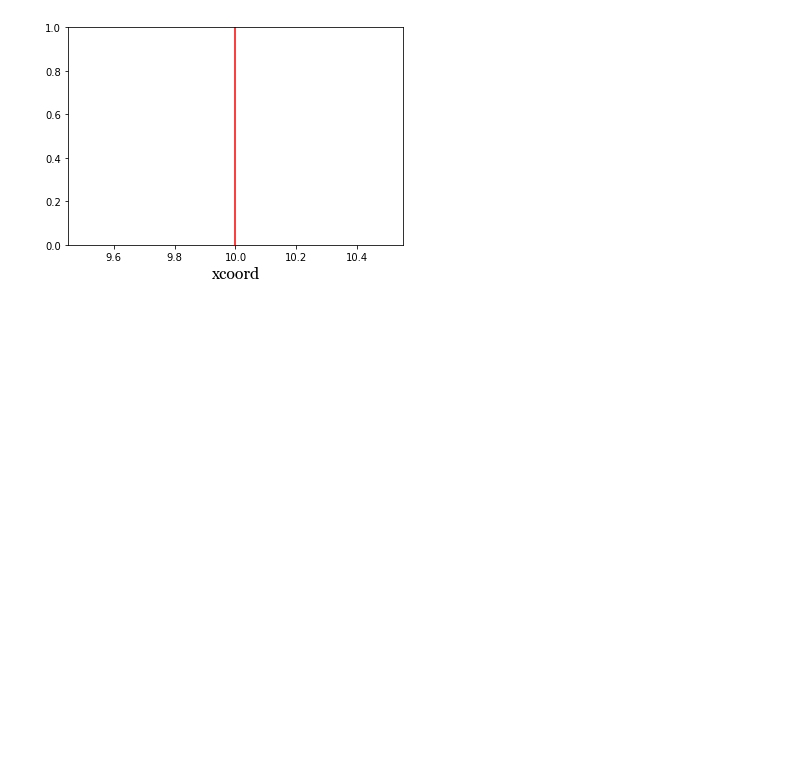
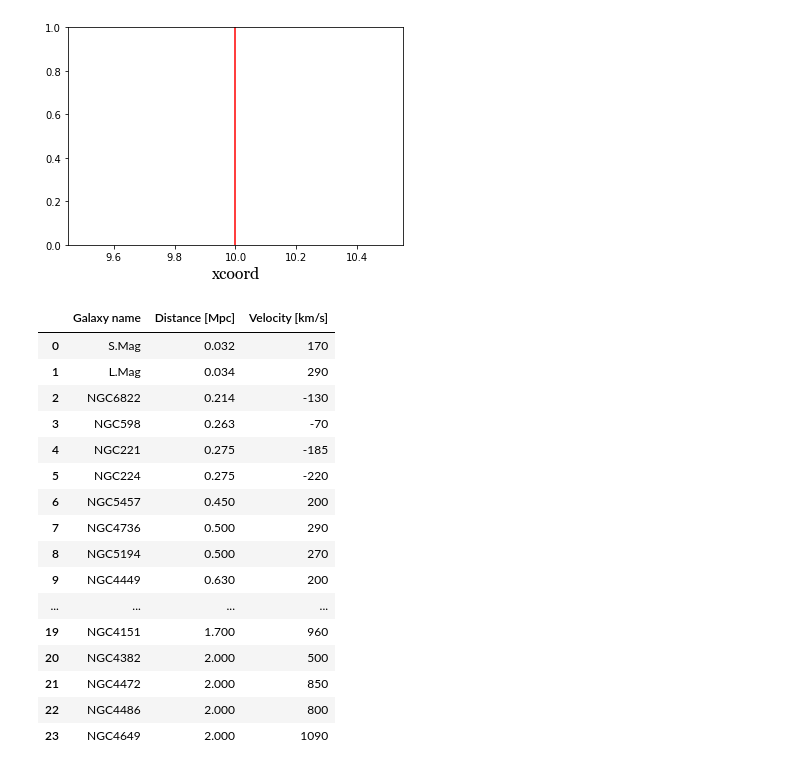
Before and after one commit to Cibuitrago12/desi-python-intro, a Jupyter notebook: PythonBasics.ipynb, the cells around one changed output. Drawn from its saved outputs; the diff is of its cells as text; code cells hidden in the pictures; blank space fills up the shorter version.

```diff
--- a/PythonBasics.ipynb
+++ b/PythonBasics.ipynb
@@ -402,3 +402,39 @@ Text(0.5,0,'xcoord')
 fig
 # %% [output]
 [figure]
+# %%
+# The last library we will work with is called pandas
+# Pandas allows us to reteive large amounts of data from files
+# The DESI dataset has lots of useful information and we'll access it
+# If you visit this link:
+# https://github.com/michaelJwilson/DESI-HighSchool/tree/master/dat
+# You will find many data sets and the one we will use is "hubble.dat"
+# Click on "hubble.dat" and you'll find the data there
+import pandas as pd
+
+# This is the url of the data on github that we'll use to get the data
+# Try copying the link and going to your browser to see how the data looks
+url = "https://raw.githubusercontent.com/michaelJwilson/DESI-HighSchool/master/dat/hubble.dat"
+
+# This is accessing the link with the data
+# Compare how pandas formats the data with the actual data
+data = pd.read_csv(url , sep='\s+', comment='#', names=['Galaxy name', 'Distance [Mpc]', 'Velocity [km/s]'])
+data
+# %% [output]
+|  | Galaxy name | Distance [Mpc] | Velocity [km/s] |
+| 0 | S.Mag | 0.032 | 170 |
+| 1 | L.Mag | 0.034 | 290 |
+| 2 | NGC6822 | 0.214 | -130 |
+| 3 | NGC598 | 0.263 | -70 |
+| 4 | NGC221 | 0.275 | -185 |
+| 5 | NGC224 | 0.275 | -220 |
+| 6 | NGC5457 | 0.450 | 200 |
+| 7 | NGC4736 | 0.500 | 290 |
+| 8 | NGC5194 | 0.500 | 270 |
+| 9 | NGC4449 | 0.630 | 200 |
+| ... | ... | ... | ... |
+| 19 | NGC4151 | 1.700 | 960 |
+| 20 | NGC4382 | 2.000 | 500 |
+| 21 | NGC4472 | 2.000 | 850 |
+| 22 | NGC4486 | 2.000 | 800 |
+| 23 | NGC4649 | 2.000 | 1090 |
```
Also changed, not shown: parts of 4 cells of this notebook.
